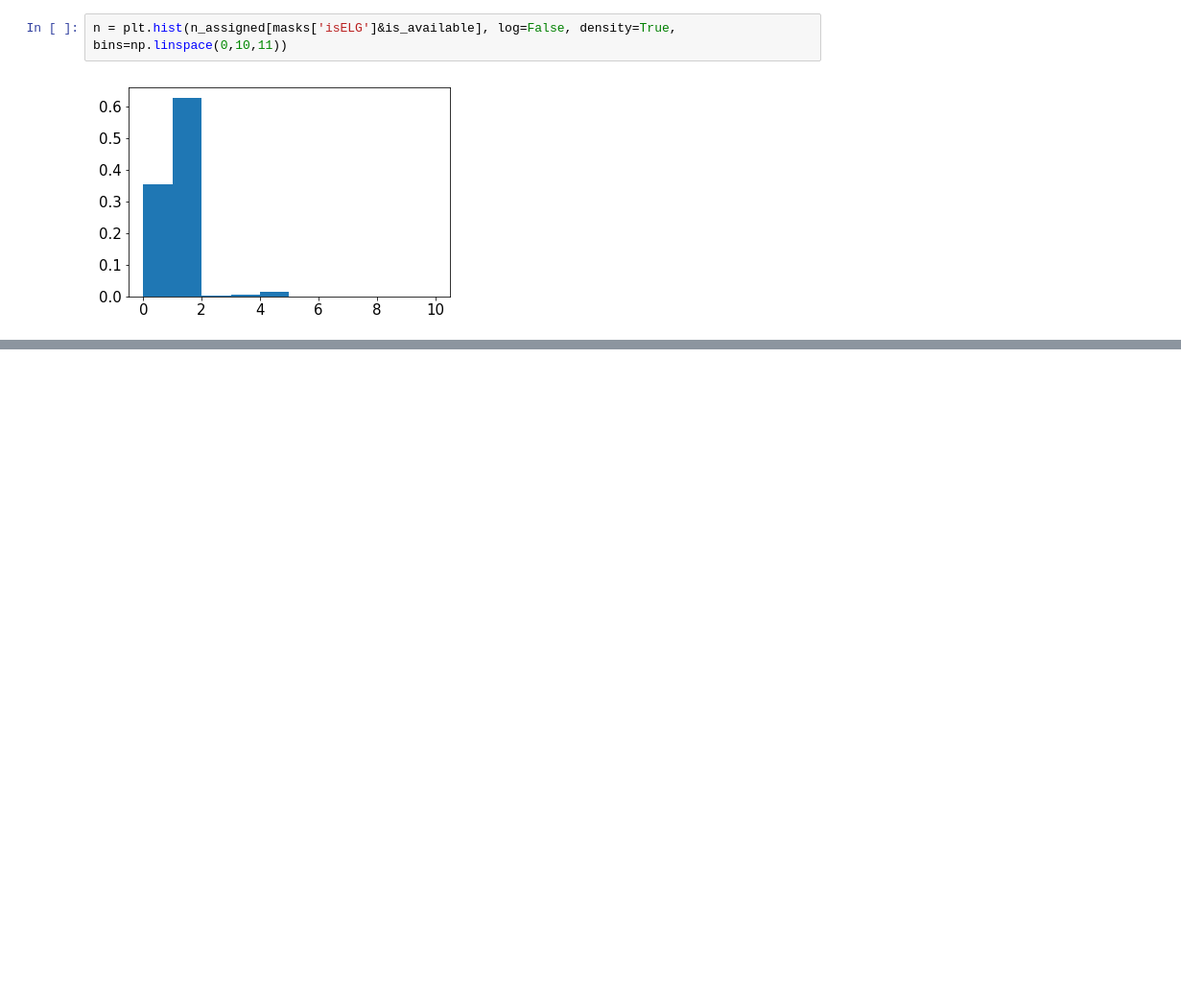
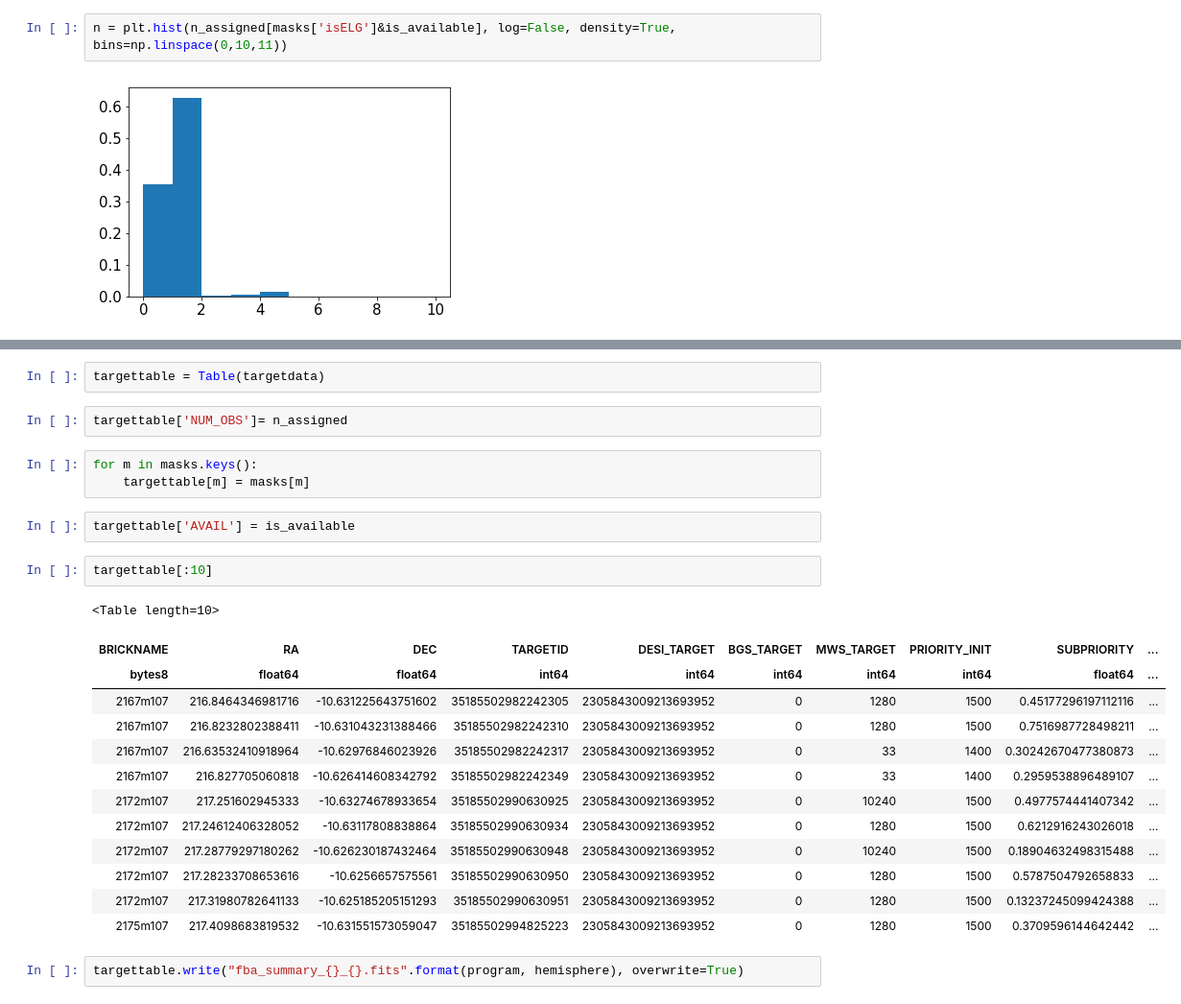
Before and after one commit to forero/SandboxDESI, a Jupyter notebook: DR8/join_results_DR8.ipynb, the cells around one changed output, grey strips where cells are left out. Shown at 96% size. Cells and saved outputs as stored; diff of their text form; blank space fills up the shorter version.

```diff
--- a/DR8/join_results_DR8.ipynb
+++ b/DR8/join_results_DR8.ipynb
@@ -108,0 +110,27 @@ bgs_mask:
+# %%
+targettable = Table(targetdata)
+# %%
+targettable['NUM_OBS']= n_assigned
+# %%
+for m in masks.keys():
+    targettable[m] = masks[m]
+# %%
+targettable['AVAIL'] = is_available
+# %%
+targettable[:10]
+# %% [output]
+<Table length=10>
+| BRICKNAME | RA | DEC | TARGETID | DESI_TARGET | BGS_TARGET | MWS_TARGET | PRIORITY_INIT | SUBPRIORITY | ... |
+| bytes8 | float64 | float64 | int64 | int64 | int64 | int64 | int64 | float64 | ... |
+| 2167m107 | 216.8464346981716 | -10.631225643751602 | 35185502982242305 | 2305843009213693952 | 0 | 1280 | 1500 | 0.45177296197112116 | ... |
+| 2167m107 | 216.8232802388411 | -10.631043231388466 | 35185502982242310 | 2305843009213693952 | 0 | 1280 | 1500 | 0.7516987728498211 | ... |
+| 2167m107 | 216.63532410918964 | -10.62976846023926 | 35185502982242317 | 2305843009213693952 | 0 | 33 | 1400 | 0.30242670477380873 | ... |
+| 2167m107 | 216.827705060818 | -10.626414608342792 | 35185502982242349 | 2305843009213693952 | 0 | 33 | 1400 | 0.2959538896489107 | ... |
+| 2172m107 | 217.251602945333 | -10.63274678933654 | 35185502990630925 | 2305843009213693952 | 0 | 10240 | 1500 | 0.4977574441407342 | ... |
+| 2172m107 | 217.24612406328052 | -10.63117808838864 | 35185502990630934 | 2305843009213693952 | 0 | 1280 | 1500 | 0.6212916243026018 | ... |
+| 2172m107 | 217.28779297180262 | -10.626230187432464 | 35185502990630948 | 2305843009213693952 | 0 | 10240 | 1500 | 0.18904632498315488 | ... |
+| 2172m107 | 217.28233708653616 | -10.6256657575561 | 35185502990630950 | 2305843009213693952 | 0 | 1280 | 1500 | 0.5787504792658833 | ... |
+| 2172m107 | 217.31980782641133 | -10.625185205151293 | 35185502990630951 | 2305843009213693952 | 0 | 1280 | 1500 | 0.13237245099424388 | ... |
+| 2175m107 | 217.4098683819532 | -10.631551573059047 | 35185502994825223 | 2305843009213693952 | 0 | 1280 | 1500 | 0.3709596144642442 | ... |
+# %%
+targettable.write("fba_summary_{}_{}.fits".format(program, hemisphere), overwrite=True)
```
Also changed, not shown: parts of 3 cells of this notebook.
